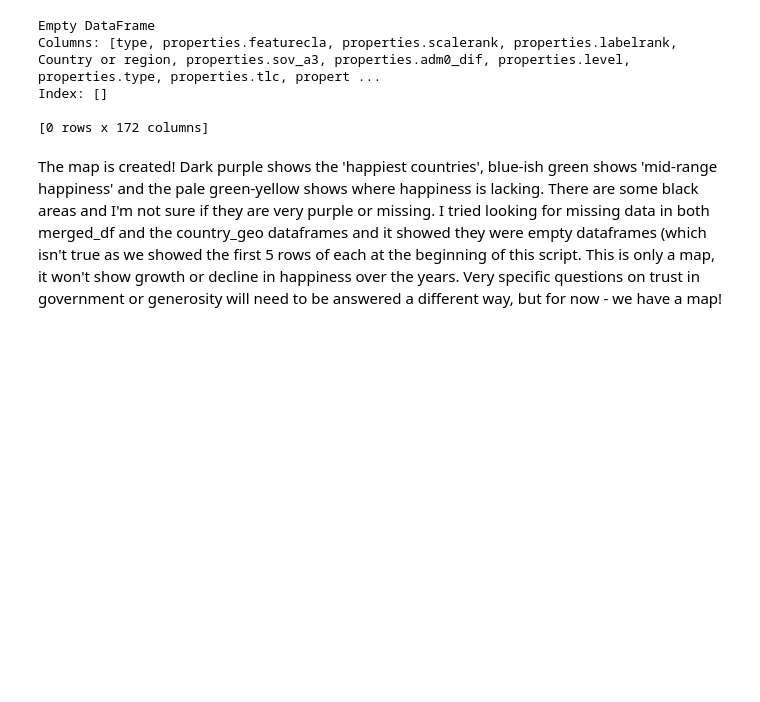
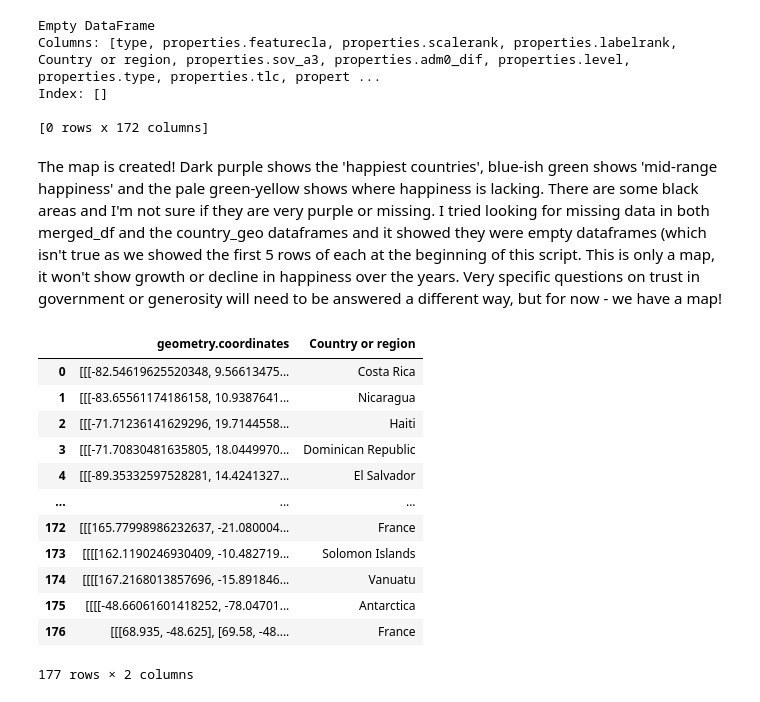
Before and after one commit to Melanie345/World-Happiness-Report-2015---2019, a Jupyter notebook: 03 Scripts/TASK 6.3 Geographical Visualizations with Python.ipynb, the cells around one changed output. Saved outputs shown, nothing was run; the diff lists cells and outputs as text; code cells hidden in the pictures; blank space fills up the shorter version.

```diff
--- a/03 Scripts/TASK 6.3 Geographical Visualizations with Python.ipynb
+++ b/03 Scripts/TASK 6.3 Geographical Visualizations with Python.ipynb
@@ -152,3 +156,21 @@ Index: []
 # %% [markdown]
 The map is created! Dark purple shows the 'happiest countries', blue-ish green shows 'mid-range happiness' and the pale green-yellow shows where happiness is lacking. There are some black areas and I'm not sure if they are very purple or missing.  I tried looking for missing data in both merged_df and the country_geo dataframes and it showed they were empty dataframes (which isn't true as we showed the first 5 rows of each at the beginning of this script.
 This is only a map, it won't show growth or decline in happiness over the years. Very specific questions on trust in government or generosity will need to be answered a different way, but for now - we have a map!
+# %%
+geo_coordinates = country_geo[['geometry.coordinates', 'Country or region']]
+# %%
+geo_coordinates
+# %% [output]
+|  | geometry.coordinates | Country or region |
+| 0 | [[[-82.54619625520348, 9.56613475... | Costa Rica |
+| 1 | [[[-83.65561174186158, 10.9387641... | Nicaragua |
+| 2 | [[[-71.71236141629296, 19.7144558... | Haiti |
+| 3 | [[[-71.70830481635805, 18.0449970... | Dominican Republic |
+| 4 | [[[-89.35332597528281, 14.4241327... | El Salvador |
+| ... | ... | ... |
+| 172 | [[[165.77998986232637, -21.080004... | France |
+| 173 | [[[[162.1190246930409, -10.482719... | Solomon Islands |
+| 174 | [[[[167.2168013857696, -15.891846... | Vanuatu |
+| 175 | [[[[-48.66061601418252, -78.04701... | Antarctica |
+| 176 | [[[68.935, -48.625], [69.58, -48.... | France |
+177 rows × 2 columns
```
Also changed, not shown: parts of 5 cells of this notebook, 7 other files.
